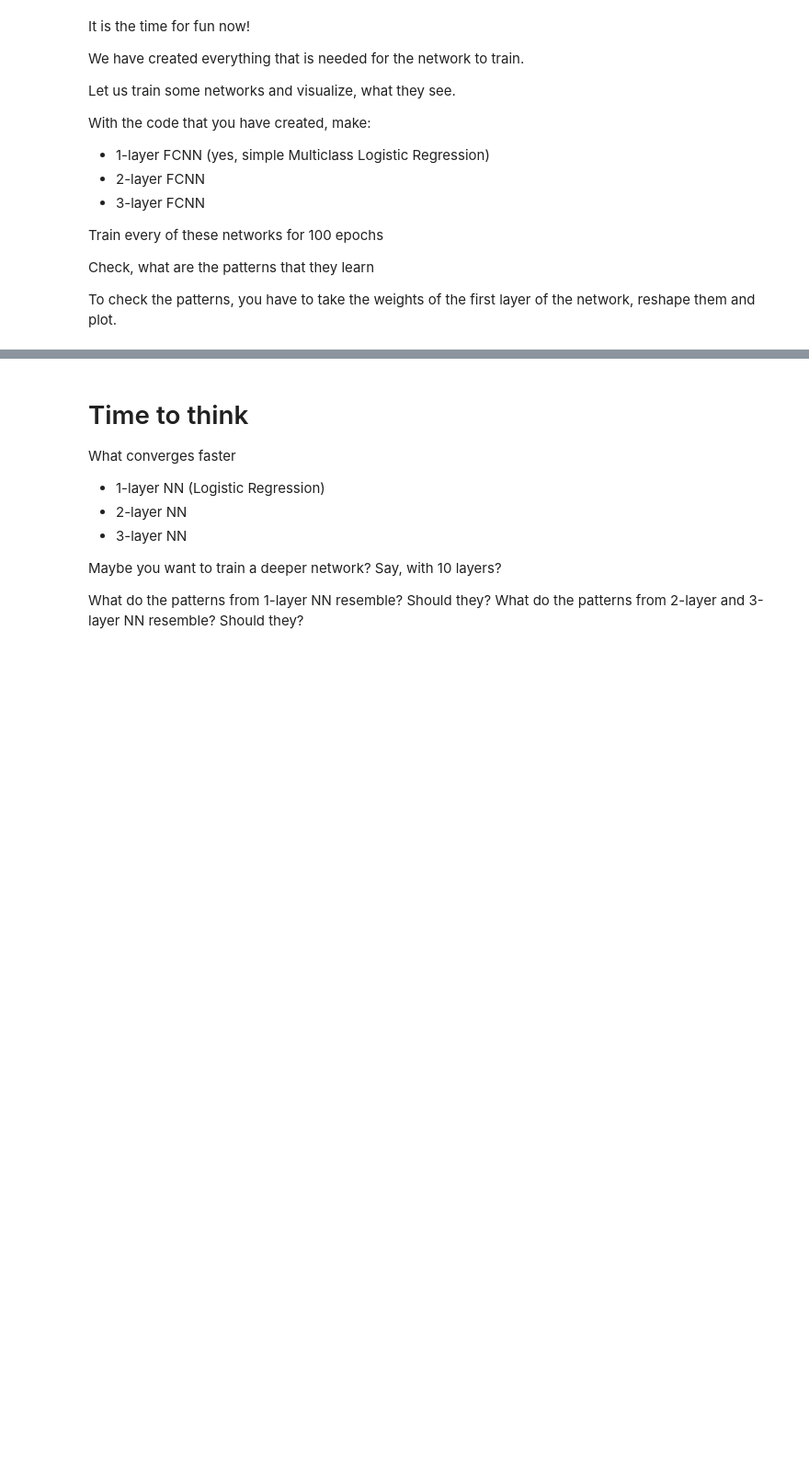
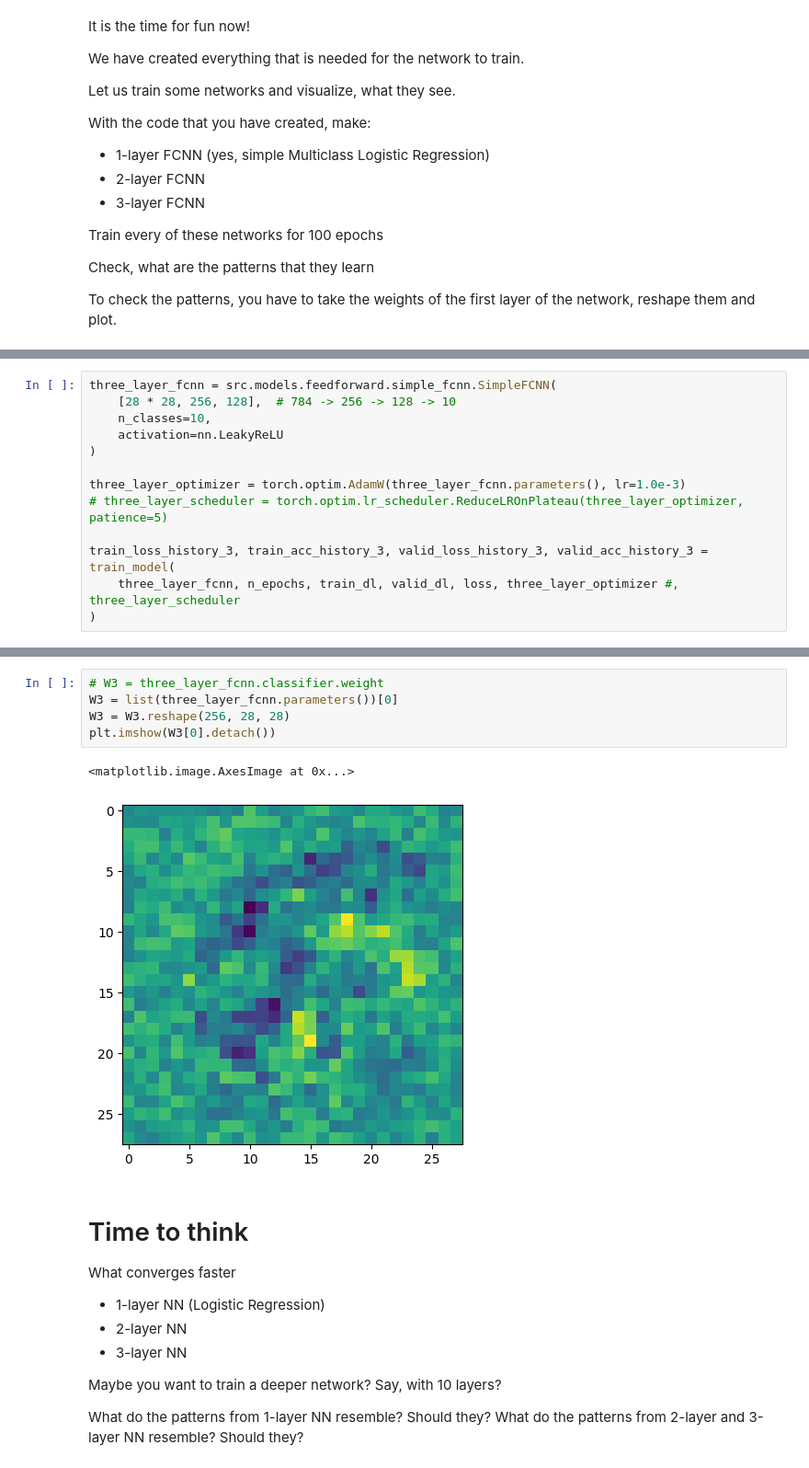
Before and after one commit to lemuronlmaniac/deep-learning-fundamentals, a Jupyter notebook: .laborantum/texts/course/2-Fully-Connected-NNs/1-Shallow-Feedforward-NNs/task.ipynb, the cells around one changed output, grey strips where cells are left out. Shown: that part at 92% size. Drawn from its saved outputs; the diff is of its cells as text; blank space fills up the shorter version.

```diff
--- a/.laborantum/texts/course/2-Fully-Connected-NNs/1-Shallow-Feedforward-NNs/task.ipynb
+++ b/.laborantum/texts/course/2-Fully-Connected-NNs/1-Shallow-Feedforward-NNs/task.ipynb
@@ -412,0 +706,13 @@ plt.imshow(W[0].detach())
+# %%
+three_layer_fcnn = src.models.feedforward.simple_fcnn.SimpleFCNN(
+    [28 * 28, 256, 128],  # 784 -> 256 -> 128 -> 10
+    n_classes=10,
+    activation=nn.LeakyReLU
+)
+
+three_layer_optimizer = torch.optim.AdamW(three_layer_fcnn.parameters(), lr=1.0e-3)
+# three_layer_scheduler = torch.optim.lr_scheduler.ReduceLROnPlateau(three_layer_optimizer, patience=5)
+
+train_loss_history_3, train_acc_history_3, valid_loss_history_3, valid_acc_history_3 = train_model(
+    three_layer_fcnn, n_epochs, train_dl, valid_dl, loss, three_layer_optimizer #, three_layer_scheduler
+)
@@ -413,3 +745,11 @@ plt.imshow(W[0].detach())
+# %%
+# W3 = three_layer_fcnn.classifier.weight
+W3 = list(three_layer_fcnn.parameters())[0]
+W3 = W3.reshape(256, 28, 28)
+plt.imshow(W3[0].detach())
+# %% [output]
+<matplotlib.image.AxesImage at 0x...>
+[figure, added]
 # %% [markdown]
 # Time to think
 
```
Also changed, not shown: parts of 21 cells of this notebook, 19 other files.
